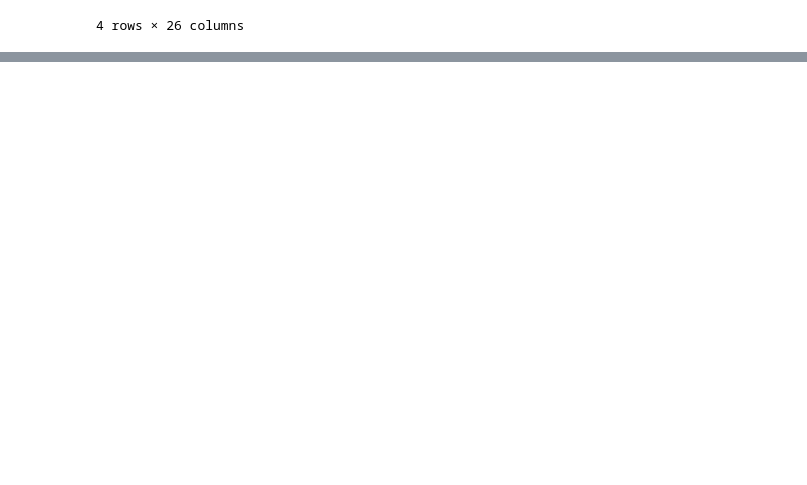
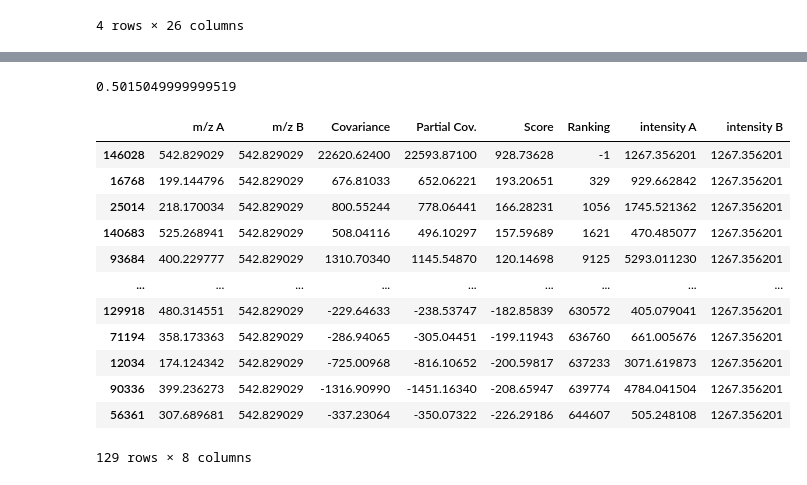
Before and after one commit to Kevinxsn/2D_spec_dict, a Jupyter notebook: pepline/pepline_test.ipynb, the cells around one changed output, grey strips where cells are left out. Cells and saved outputs as stored; diff of their text form; code cells hidden in the pictures; blank space fills up the shorter version.

```diff
--- a/pepline/pepline_test.ipynb
+++ b/pepline/pepline_test.ipynb
@@ -600,0 +643,22 @@ partitioned[partitioned['Ranking'] ==16002]
+# %%
+730.945574 - 730.444069
+# %% [output]
+0.5015049999999519
+# %%
+df_ori = pd.read_csv('/Users/kevinmbp/Desktop/2D_spec_dict/data/long_peptide/KWK6+NCE20_with_intensity', sep = '\t')
+# %%
+df_ori[df_ori['intensity B'] == 1267.356201].sort_values('Ranking')
+# %% [output]
+|  | m/z A | m/z B | Covariance | Partial Cov. | Score | Ranking | intensity A | intensity B |
+| 146028 | 542.829029 | 542.829029 | 22620.62400 | 22593.87100 | 928.73628 | -1 | 1267.356201 | 1267.356201 |
+| 16768 | 199.144796 | 542.829029 | 676.81033 | 652.06221 | 193.20651 | 329 | 929.662842 | 1267.356201 |
+| 25014 | 218.170034 | 542.829029 | 800.55244 | 778.06441 | 166.28231 | 1056 | 1745.521362 | 1267.356201 |
+| 140683 | 525.268941 | 542.829029 | 508.04116 | 496.10297 | 157.59689 | 1621 | 470.485077 | 1267.356201 |
+| 93684 | 400.229777 | 542.829029 | 1310.70340 | 1145.54870 | 120.14698 | 9125 | 5293.011230 | 1267.356201 |
+| ... | ... | ... | ... | ... | ... | ... | ... | ... |
+| 129918 | 480.314551 | 542.829029 | -229.64633 | -238.53747 | -182.85839 | 630572 | 405.079041 | 1267.356201 |
+| 71194 | 358.173363 | 542.829029 | -286.94065 | -305.04451 | -199.11943 | 636760 | 661.005676 | 1267.356201 |
+| 12034 | 174.124342 | 542.829029 | -725.00968 | -816.10652 | -200.59817 | 637233 | 3071.619873 | 1267.356201 |
+| 90336 | 399.236273 | 542.829029 | -1316.90990 | -1451.16340 | -208.65947 | 639774 | 4784.041504 | 1267.356201 |
+| 56361 | 307.689681 | 542.829029 | -337.23064 | -350.07322 | -226.29186 | 644607 | 505.248108 | 1267.356201 |
+129 rows × 8 columns
```
Also changed, not shown: parts of 12 cells of this notebook, 19 other files.
